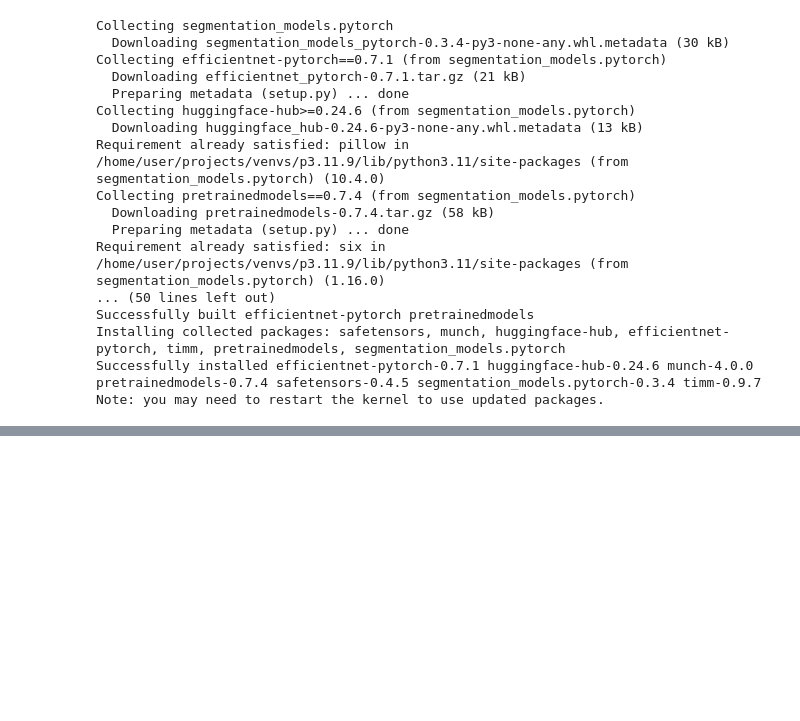
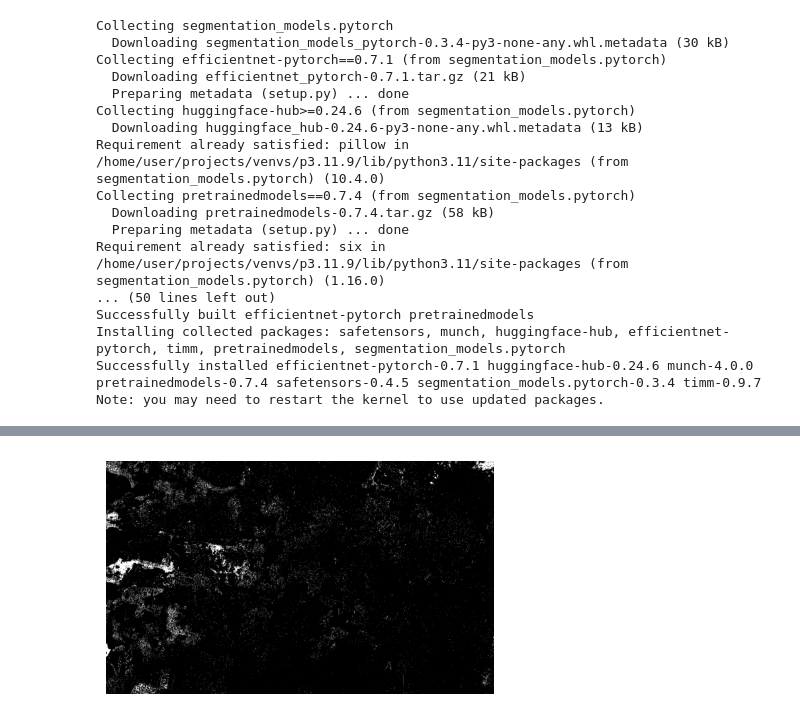
Before and after one commit to Oladiy/forest-fires, a Jupyter notebook: train_script.ipynb, the cells around one changed output, grey strips where cells are left out. Cells and saved outputs as stored; diff of their text form; code cells hidden in the pictures; blank space fills up the shorter version.

```diff
--- a/train_script.ipynb
+++ b/train_script.ipynb
@@ -258,0 +337,10 @@ Epoch 100/100, Loss: 0.1879, IoU: 0.2482, Pixel Accuracy: 0.7322
+# %%
+mask_path = "/home/user/projects/co_hack_fires/train/full/train/masks/1.jpg"
+mask_orig= Image.open(mask_path).convert('RGB')
+
+fig, ax = plt.subplots(figsize=(5, 5))
+ax.imshow(mask_orig)
+ax.axis('off')
+plt.show()
+# %% [output]
+[figure, added]
```
Also changed, not shown: parts of 11 cells of this notebook.
